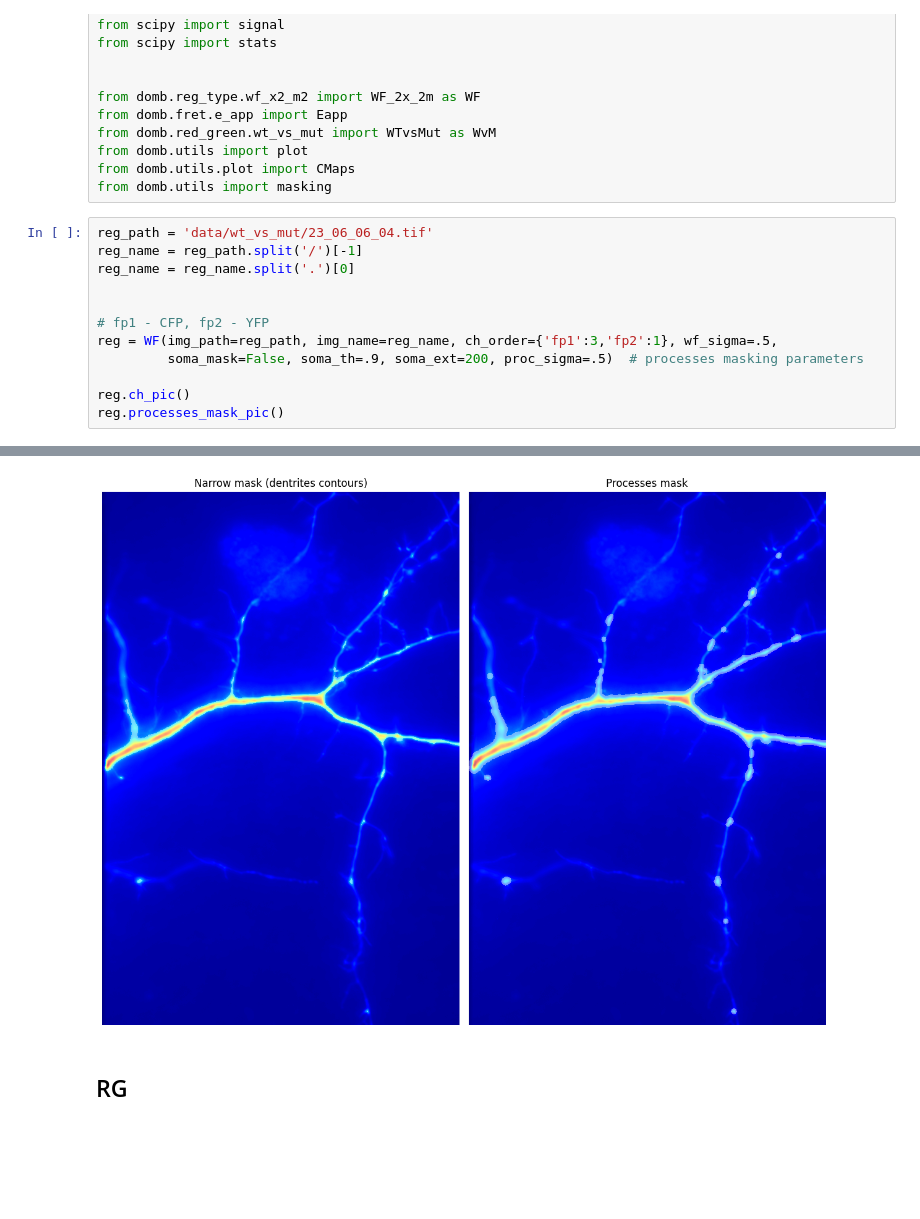
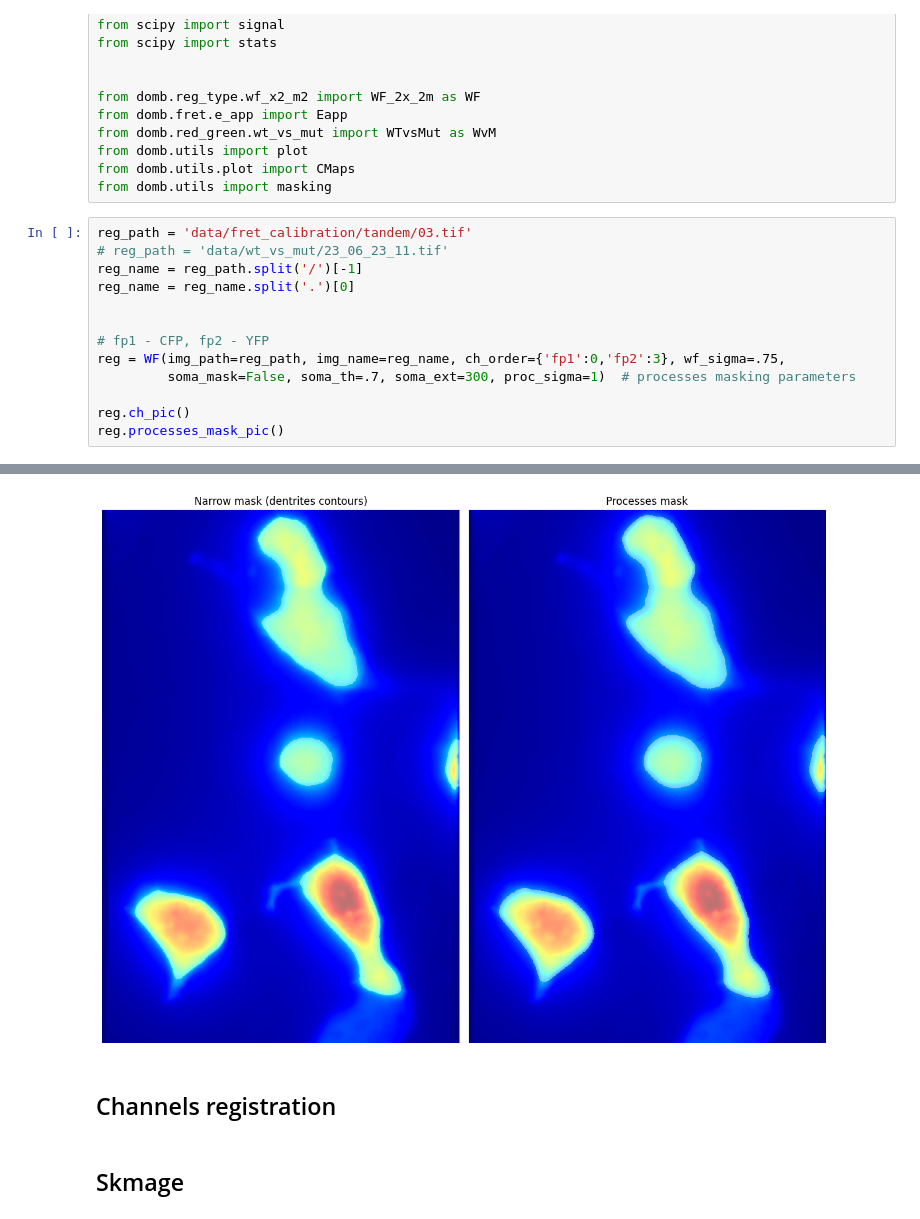
Before and after one commit to wisstock/LTData, a Jupyter notebook: demo.ipynb, the cells around one changed output, grey strips where cells are left out. Saved outputs shown, nothing was run; the diff lists cells and outputs as text; blank space fills up the shorter version.

```diff
--- a/demo.ipynb
+++ b/demo.ipynb
@@ -35,14 +35,15 @@ from domb.utils import plot
 from domb.utils.plot import CMaps
 from domb.utils import masking
 # %%
-reg_path = 'data/wt_vs_mut/23_06_06_04.tif'
+reg_path = 'data/fret_calibration/tandem/03.tif'
+# reg_path = 'data/wt_vs_mut/23_06_23_11.tif'
 reg_name = reg_path.split('/')[-1]
 reg_name = reg_name.split('.')[0]
 
 
 # fp1 - CFP, fp2 - YFP
-reg = WF(img_path=reg_path, img_name=reg_name, ch_order={'fp1':3,'fp2':1}, wf_sigma=.5,
-         soma_mask=False, soma_th=.9, soma_ext=200, proc_sigma=.5)  # processes masking parameters
+reg = WF(img_path=reg_path, img_name=reg_name, ch_order={'fp1':0,'fp2':3}, wf_sigma=.75,
+         soma_mask=False, soma_th=.7, soma_ext=300, proc_sigma=1)  # processes masking parameters
 
 reg.ch_pic()
 reg.processes_mask_pic()
@@ -51,3 +52,5 @@ reg.processes_mask_pic()
-[figure, old version]
+[figure, new version]
+# %% [markdown]
+## Channels registration
 # %% [markdown]
-## RG
+## Skmage
```
Also changed, not shown: parts of 23 cells of this notebook, 3 other files.
